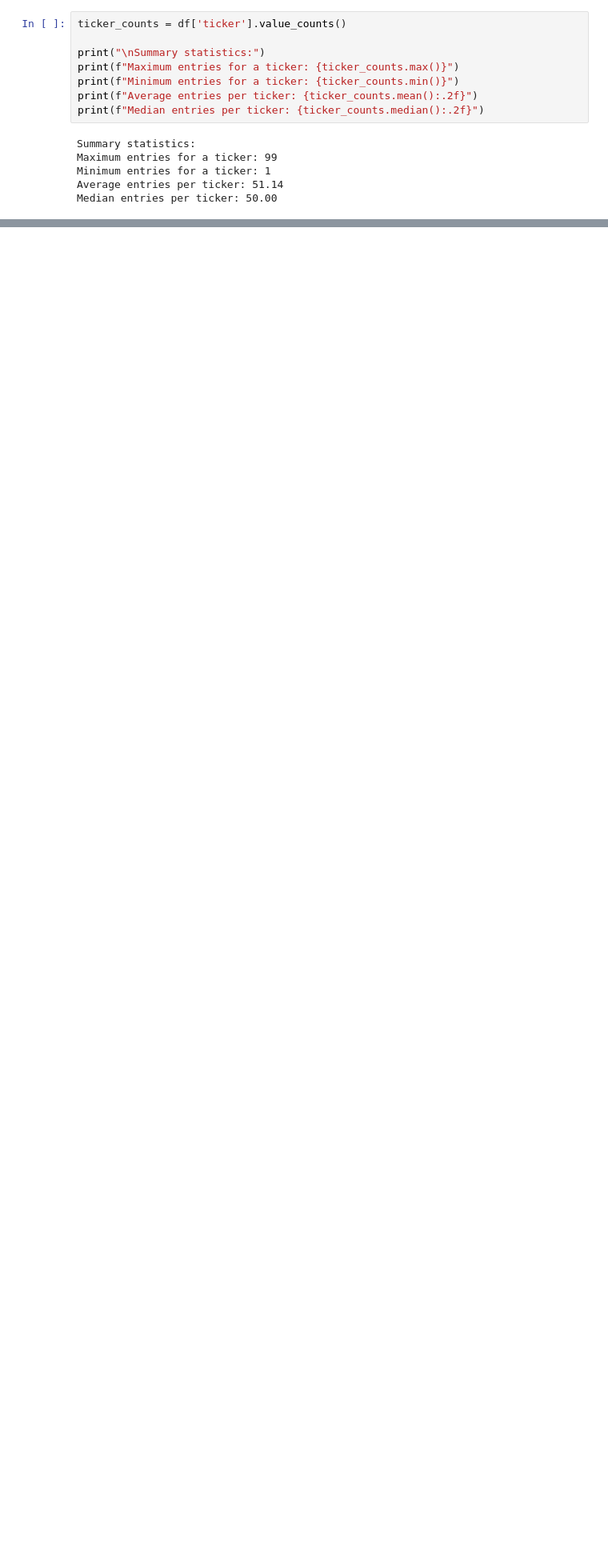
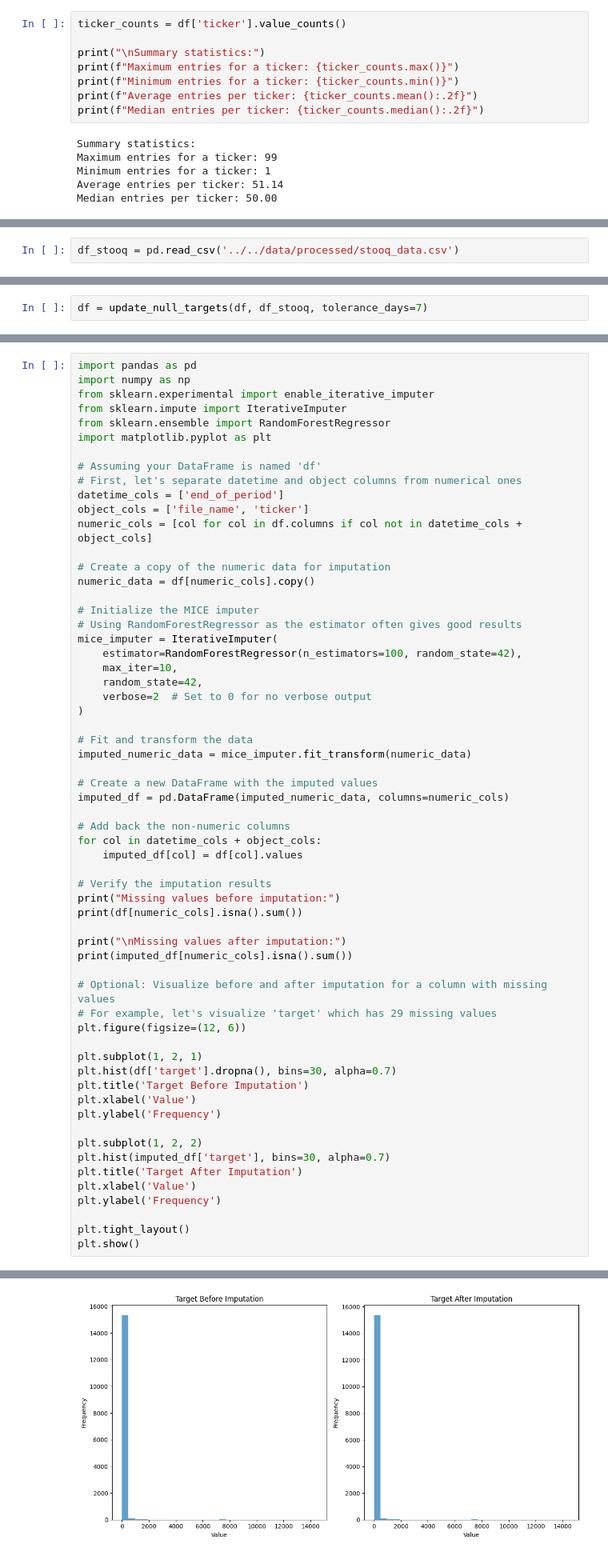
Before and after one commit to k-sobczyk/ensemble-nn-stock-forecast, a Jupyter notebook: notebooks/data_manipulation/missing_data.ipynb, the cells around one changed output, grey strips where cells are left out. Shown at 80% size. Drawn from its saved outputs; the diff is of its cells as text; blank space fills up the shorter version.

Commit message:
feat: data imputation using MICE algorithm

```diff
--- a/notebooks/data_manipulation/missing_data.ipynb
+++ b/notebooks/data_manipulation/missing_data.ipynb
@@ -160,0 +175,2 @@ dtype: int64
+# %%
+df_stooq = pd.read_csv('../../data/processed/stooq_data.csv')
@@ -160,0 +281,2 @@ dtype: int64
+# %%
+df = update_null_targets(df, df_stooq, tolerance_days=7)
@@ -160,0 +323,62 @@ dtype: int64
+# %%
+import pandas as pd
+import numpy as np
+from sklearn.experimental import enable_iterative_imputer
+from sklearn.impute import IterativeImputer
+from sklearn.ensemble import RandomForestRegressor
+import matplotlib.pyplot as plt
+
+# Assuming your DataFrame is named 'df'
+# First, let's separate datetime and object columns from numerical ones
+datetime_cols = ['end_of_period']
+object_cols = ['file_name', 'ticker']
+numeric_cols = [col for col in df.columns if col not in datetime_cols + object_cols]
+
+# Create a copy of the numeric data for imputation
+numeric_data = df[numeric_cols].copy()
+
+# Initialize the MICE imputer
+# Using RandomForestRegressor as the estimator often gives good results
+mice_imputer = IterativeImputer(
+    estimator=RandomForestRegressor(n_estimators=100, random_state=42),
+    max_iter=10,
+    random_state=42,
+    verbose=2  # Set to 0 for no verbose output
+)
+
+# Fit and transform the data
+imputed_numeric_data = mice_imputer.fit_transform(numeric_data)
+
+# Create a new DataFrame with the imputed values
+imputed_df = pd.DataFrame(imputed_numeric_data, columns=numeric_cols)
+
+# Add back the non-numeric columns
+for col in datetime_cols + object_cols:
+    imputed_df[col] = df[col].values
+
+# Verify the imputation results
+print("Missing values before imputation:")
+print(df[numeric_cols].isna().sum())
+
+print("\nMissing values after imputation:")
+print(imputed_df[numeric_cols].isna().sum())
+
+# Optional: Visualize before and after imputation for a column with missing values
+# For example, let's visualize 'target' which has 29 missing values
+plt.figure(figsize=(12, 6))
+
+plt.subplot(1, 2, 1)
+plt.hist(df['target'].dropna(), bins=30, alpha=0.7)
+plt.title('Target Before Imputation')
+plt.xlabel('Value')
+plt.ylabel('Frequency')
+
+plt.subplot(1, 2, 2)
+plt.hist(imputed_df['target'], bins=30, alpha=0.7)
+plt.title('Target After Imputation')
+plt.xlabel('Value')
+plt.ylabel('Frequency')
+
+plt.tight_layout()
+plt.show()
+# %% [output]
@@ -160,0 +402 @@ dtype: int64
+[figure, added]
```
Also changed, not shown: parts of 9 cells of this notebook.
